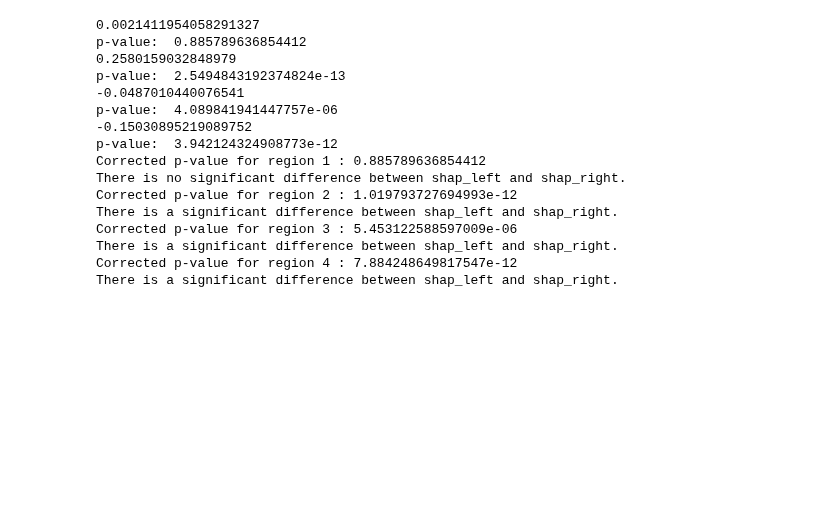
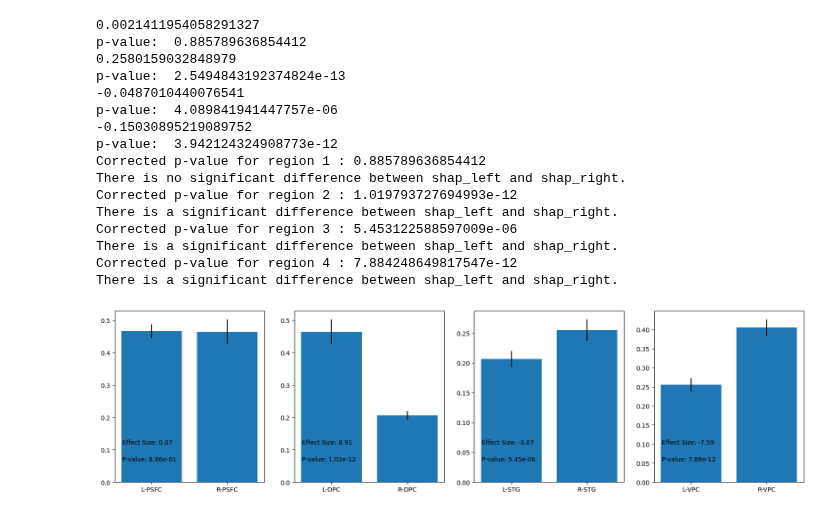
Before and after one commit to jinyuanwong/fnirs-treatment-response-prediction, a Jupyter notebook: scripts/explanation/shap/compare_left_right.ipynb, the cells around one changed output. Saved outputs shown, nothing was run; the diff lists cells and outputs as text; code cells hidden in the pictures; blank space fills up the shorter version.

```diff
--- a/scripts/explanation/shap/compare_left_right.ipynb
+++ b/scripts/explanation/shap/compare_left_right.ipynb
@@ -41,9 +41,11 @@ all_region_location
 
 all_p_values = []
 mean_differences = []
+all_effect_size = []
+shap = shap / np.max(shap)
+four_regions = ['PSFC', 'DPC', 'STG', 'VPC']
 
-shap = shap / np.max(shap)
-
+fig, ax = plt.subplots(1, 4, figsize=(20, 5))
 for i in range(4):
     region_left = all_region_location[i]
     region_right = all_region_location[i+1]
@@ -52,40 +54,54 @@ for i in range(4):
     shap_right = shap[:, region_right].mean(axis=1)
 
     # Calculate and store the mean difference
-    mean_difference = shap_left.mean() - shap_right.mean()
-    mean_differences.append(mean_difference)
+    mean_difference = np.mean(shap_left) - np.mean(shap_right)
+    shap_left_std = np.std(shap_left)
+    shap_right_std = np.std(shap_right)
+    pooled_std = np.sqrt((shap_left_std**2 + shap_right_std**2) / 2)
+    effect_size = mean_difference / pooled_std
+    all_effect_size.append(effect_size)
 
     print(mean_difference)
     # Perform t-test
     t_stat, p_value = ttest_ind(shap_left, shap_right)
     all_p_values.append(p_value)
     print('p-value: ', p_value)
+
+    # plot
+
+    x_label_name = ['L-'+four_regions[i], 'R-'+four_regions[i]]
+    ax[i].bar(x_label_name, [shap_left.mean(), shap_right.mean()], yerr=[shap_left.std(), shap_right.std()])
 
 
 # Correct p-values using FDR
 rejected, corrected_p_values, _, _ = multipletests(all_p_values, method='fdr_bh')
 
 for i, p_value in enumerate(corrected_p_values):
     print('Corrected p-value for region', i+1, ':', p_value)
     # Check if there is a significant difference
     if p_value < 0.05:
         print("There is a significant difference between shap_left and shap_right.")
     else:
         print("There is no significant difference between shap_left and shap_right.")
+
+        # Add effect size and corrected p-values to the plot
+    ax[i].text(0.05, 0.25, f'Effect Size: {all_effect_size[i]:.2f}', transform=ax[i].transAxes, va='top')
+    ax[i].text(0.05, 0.15, f'P-value: {p_value:.2e}', transform=ax[i].transAxes, va='top')
 # %% [output]
 0.0021411954058291327
 p-value:  0.885789636854412
 0.2580159032848979
 p-value:  2.5494843192374824e-13
 -0.0487010440076541
 p-value:  4.089841941447757e-06
 -0.15030895219089752
 p-value:  3.942124324908773e-12
 Corrected p-value for region 1 : 0.885789636854412
 There is no significant difference between shap_left and shap_right.
 Corrected p-value for region 2 : 1.019793727694993e-12
 There is a significant difference between shap_left and shap_right.
 Corrected p-value for region 3 : 5.453122588597009e-06
 There is a significant difference between shap_left and shap_right.
 Corrected p-value for region 4 : 7.884248649817547e-12
 There is a significant difference between shap_left and shap_right.
+[figure, added]
```
